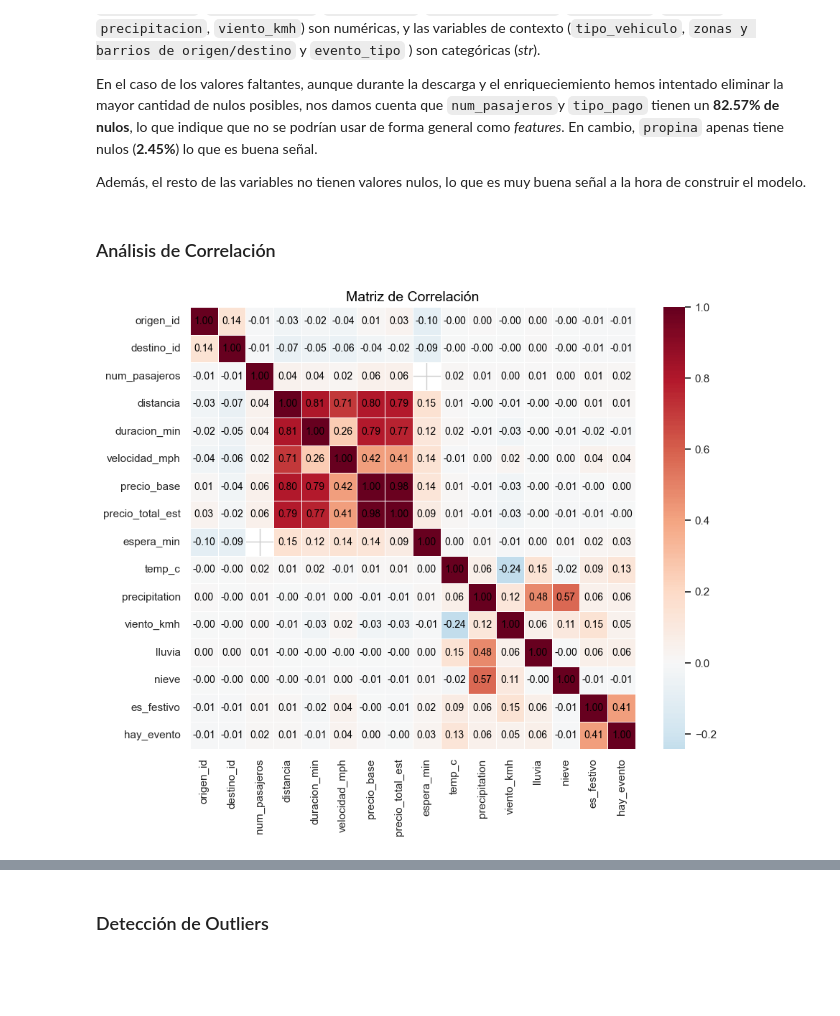
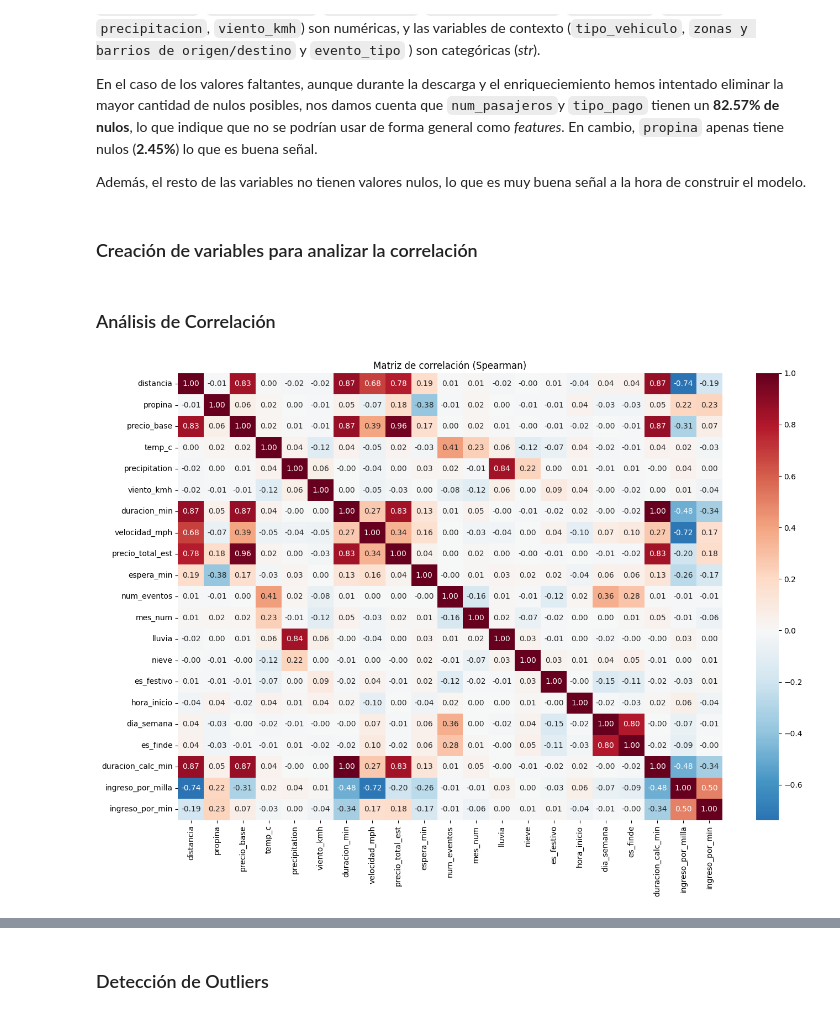
Before and after one commit to carmengranadosv/PD2-conducIA, a Jupyter notebook: src/analysis/variable_analysis.ipynb, the cells around one changed output, grey strips where cells are left out. Drawn from its saved outputs; the diff is of its cells as text; code cells hidden in the pictures; blank space fills up the shorter version.

Commit message:
Completamso el análisis de variable sy sacamos las conclusiones necesarias para la realización de modelos

```diff
--- a/src/analysis/variable_analysis.ipynb
+++ b/src/analysis/variable_analysis.ipynb
@@ -205,38 +205,48 @@ El dataset está bien estructurado para el modelo: las variables temporales (`fe
 En el caso de los valores faltantes, aunque durante la descarga y el enriqueciemiento hemos intentado eliminar la mayor cantidad de nulos posibles, nos damos cuenta que `num_pasajeros`y `tipo_pago` tienen un **82.57% de nulos**, lo que indique que no se podrían usar de forma general como *features*. En cambio, `propina` apenas tiene nulos (**2.45%**) lo que es buena señal.
 
 Además, el resto de las variables no tienen valores nulos, lo que es muy buena señal a la hora de construir el modelo.
+# %% [markdown]
+### Creación de variables para analizar la correlación
+# %%
+df = df.copy()
+
+df["hora_inicio"] = df["fecha_inicio"].dt.hour
+df["dia_semana"] = df["fecha_inicio"].dt.dayofweek  # 0=Lunes
+df["es_finde"] = df["dia_semana"].isin([5,6]).astype(int)
+
+# Duración coherente (si tenéis fecha_fin)
+if "fecha_fin" in df.columns:
+    df["duracion_calc_min"] = (df["fecha_fin"] - df["fecha_inicio"]).dt.total_seconds() / 60
+
+# Medidas de productividad (útiles para ConducIA)
+df["ingreso_por_milla"] = df["precio_total_est"] / df["distancia"].replace(0, np.nan)
+df["ingreso_por_min"] = df["precio_total_est"] / df["duracion_min"].replace(0, np.nan)
 # %% [markdown]
 ### Análisis de Correlación
 # %%
-# Creamos una copia para no ensuciar el original
 df_corr = df.copy()
 
-#Crear la figura
-plt.figure(figsize=(10, 8))
-plt.gca().set_facecolor("white")  #Asegurar fondo blanco en la gráfica
+# Variables numéricas
+cols_corr = [
+    "distancia", "propina", "precio_base", "temp_c", "precipitation",
+    "viento_kmh", "duracion_min", "velocidad_mph",
+    "precio_total_est", "espera_min", "num_eventos", "mes_num",
+    "lluvia", "nieve", "es_festivo",
+    "hora_inicio", "dia_semana", "es_finde",
+    "duracion_calc_min", "ingreso_por_milla", "ingreso_por_min"
+]
 
-#Seleccionar solo las columnas numéricas
-cols_numericas = df_corr.select_dtypes(include='number').columns
+# Quedarnos solo con las que existen realmente
+cols_corr = [c for c in cols_corr if c in df_corr.columns]
 
-# Filtramos columnas que no aportan
-cols_a_ignorar = ['mes_num']
-cols_finales = [c for c in cols_numericas if c not in cols_a_ignorar]
+# Matriz de correlación
+corr_matrix = df_corr[cols_corr].corr(method="spearman")
 
-#Generar el mapa de calor con una paleta más clara y valores en negro
-sns.heatmap(
-    df_corr[cols_finales].corr(),
-    annot=True,
-    cmap="RdBu_r",
-    fmt=".2f",
-    linewidths=0.5,  #Líneas separadoras para mejor legibilidad
-    center=0,
-    annot_kws={"size": 10, "color": "black"}  #Números más grandes y en negro
-)
-
-#Ajustar título
-plt.title("Matriz de Correlación", fontsize=14, color="black")
-
-#Mostrar la gráfica
+# Visualización
+plt.figure(figsize=(14, 10))
+sns.heatmap(corr_matrix, annot=True, fmt=".2f", cmap="RdBu_r", center=0)
+plt.title("Matriz de correlación (Spearman)")
+plt.tight_layout()
 plt.show()
 # %% [output]
-[figure, old version]
+[figure, new version]
```
Also changed, not shown: parts of 11 cells of this notebook.
